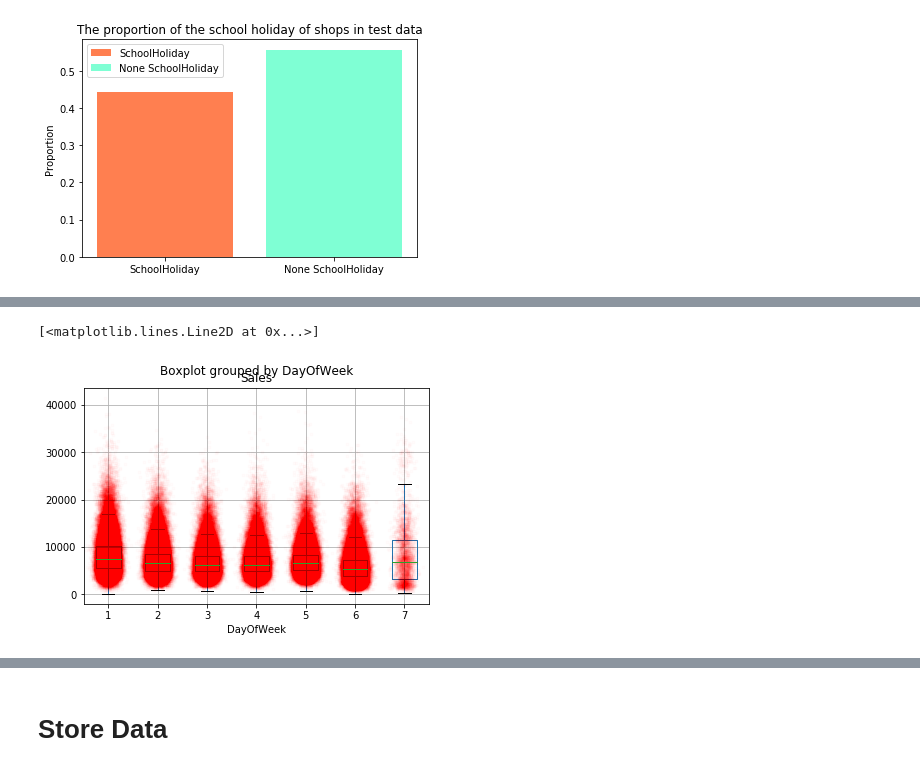
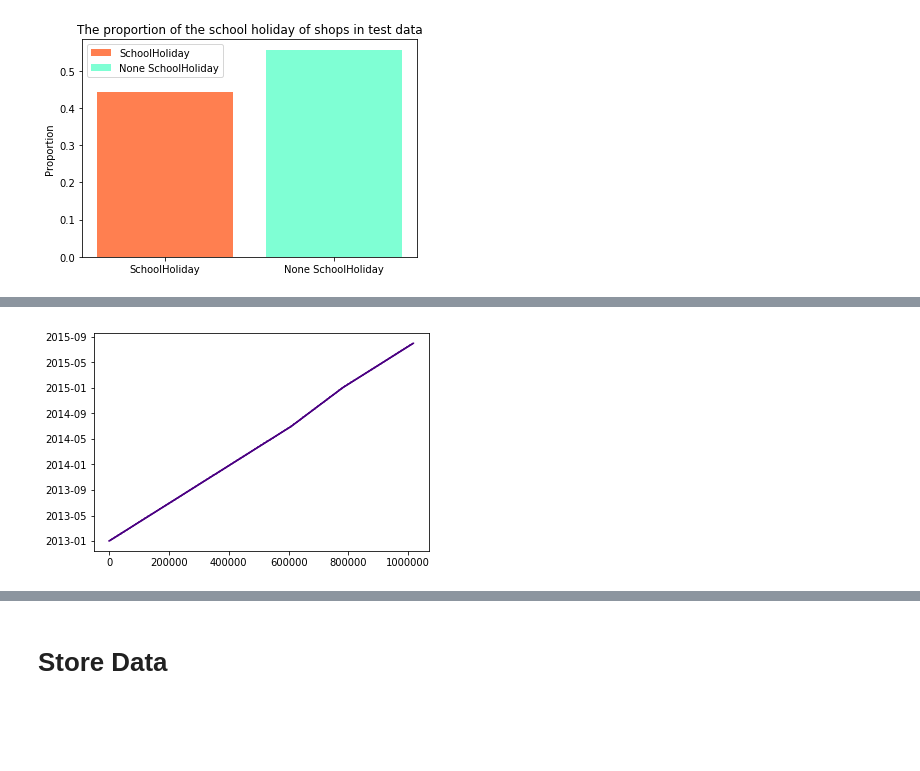
Before and after one commit to bozhlab/Rossmann_store_sales, a Jupyter notebook: Rossmann_Store_Sales_prediction.ipynb, the cells around one changed output, grey strips where cells are left out. Drawn from its saved outputs; the diff is of its cells as text; code cells hidden in the pictures; blank space fills up the shorter version.

Commit message:
Update : Add more graphs and modify invalid variables

```diff
--- a/Rossmann_Store_Sales_prediction.ipynb
+++ b/Rossmann_Store_Sales_prediction.ipynb
@@ -647,41 +386,5 @@ plt.plot(salesByDayOnSunday.Date, salesByDayOnSunday.Sales, 'bx', alpha=0.5)
-# %%
-bp = pre_train[pre_train["Sales"] != 0].boxplot(column='Sales', by='DayOfWeek', grid=True, showfliers=False)
-#for i in [0, 1]:
-
-y = pre_train[pre_train["Sales"] != 0].Sales[pre_train.DayOfWeek==1]
-# Add some random "jitter" to the x-axis
-x = np.random.normal(1, 0.1, size=len(y))
-plt.plot(x, y, 'r.', alpha=0.01)
-
-y = pre_train[pre_train["Sales"] != 0].Sales[pre_train.DayOfWeek==2]
-# Add some random "jitter" to the x-axis
-x = np.random.normal(2, 0.1, size=len(y))
-plt.plot(x, y, 'r.', alpha=0.01)
-
-y = pre_train[pre_train["Sales"] != 0].Sales[pre_train.DayOfWeek==3]
-# Add some random "jitter" to the x-axis
-x = np.random.normal(3, 0.1, size=len(y))
-plt.plot(x, y, 'r.', alpha=0.01)
-
-y = pre_train[pre_train["Sales"] != 0].Sales[pre_train.DayOfWeek==4]
-# Add some random "jitter" to the x-axis
-x = np.random.normal(4, 0.1, size=len(y))
-plt.plot(x, y, 'r.', alpha=0.01)
-
-y = pre_train[pre_train["Sales"] != 0].Sales[pre_train.DayOfWeek==5]
-# Add some random "jitter" to the x-axis
-x = np.random.normal(5, 0.1, size=len(y))
-plt.plot(x, y, 'r.', alpha=0.01)
-
-y = pre_train[pre_train["Sales"] != 0].Sales[pre_train.DayOfWeek==6]
-# Add some random "jitter" to the x-axis
-x = np.random.normal(6, 0.1, size=len(y))
-plt.plot(x, y, 'r.', alpha=0.01)
-
-y = pre_train[pre_train["Sales"] != 0].Sales[pre_train.DayOfWeek==7]
-# Add some random "jitter" to the x-axis
-x = np.random.normal(7, 0.1, size=len(y))
-plt.plot(x, y, 'r.', alpha=0.01)
-# %% [output]
-[<matplotlib.lines.Line2D at 0x...>]
-[figure, removed]
+# %%
+plt.plot(train.Date.sort_values(ascending=True).reset_index(drop=True), color="indigo")
+plt.show()
+# %% [output]
+[figure, added]
```
Also changed, not shown: parts of 110 cells of this notebook.
